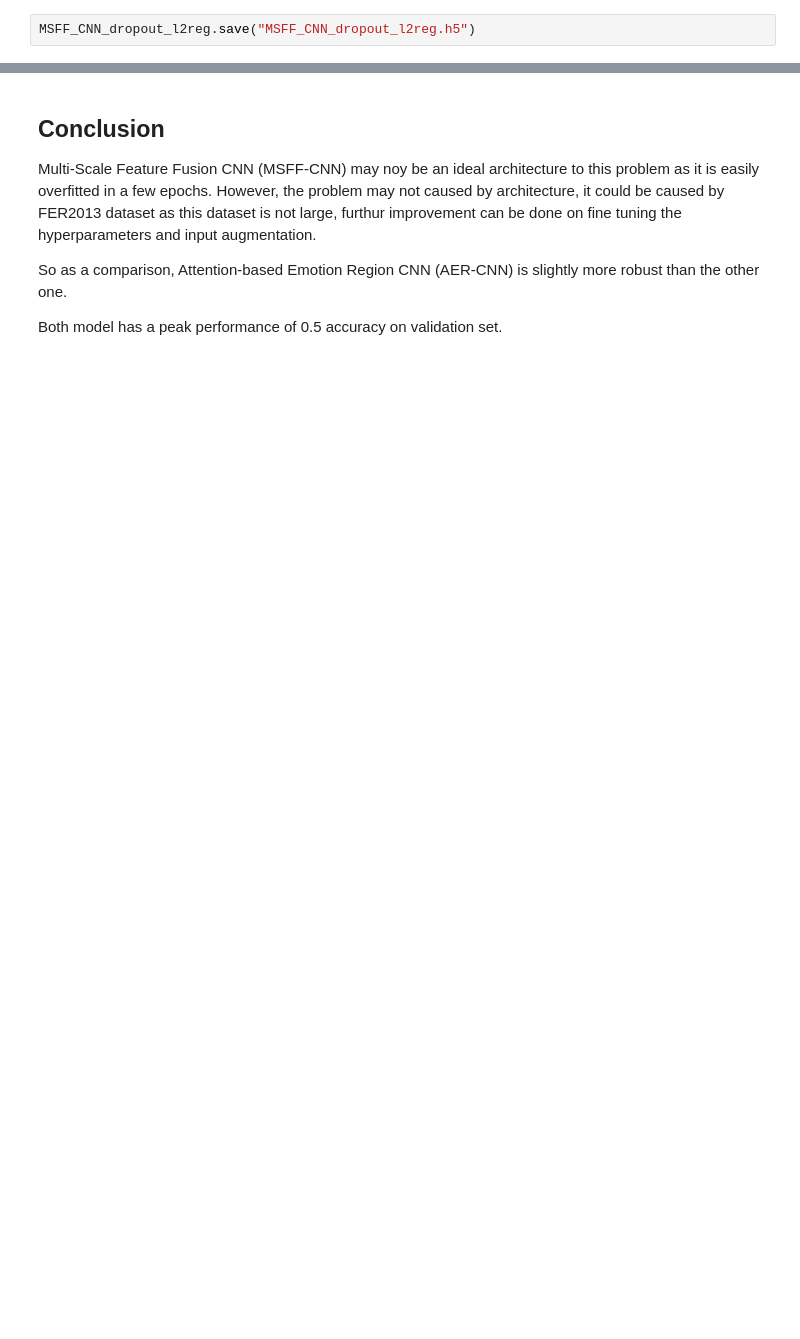
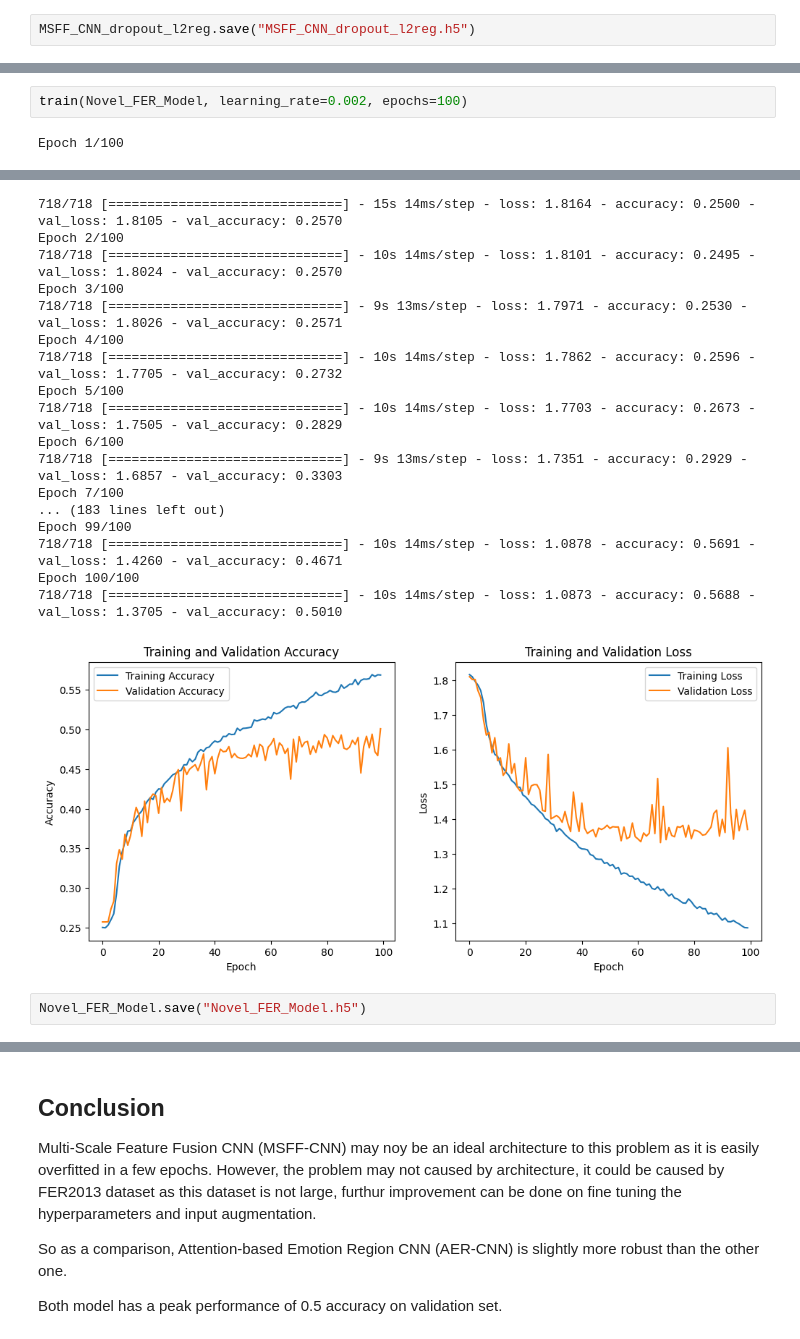
Before and after one commit to Mersen130/Facial-Expression-Recognition-CNN, a Jupyter notebook: train.ipynb, the cells around one changed output, grey strips where cells are left out. Drawn from its saved outputs; the diff is of its cells as text; blank space fills up the shorter version.

```diff
--- a/train.ipynb
+++ b/train.ipynb
@@ -543,0 +600,4 @@ MSFF_CNN_dropout_l2reg.save("MSFF_CNN_dropout_l2reg.h5")
+# %%
+train(Novel_FER_Model, learning_rate=0.002, epochs=100)
+# %% [output]
+Epoch 1/100
@@ -543,0 +606,20 @@ MSFF_CNN_dropout_l2reg.save("MSFF_CNN_dropout_l2reg.h5")
+718/718 [==============================] - 15s 14ms/step - loss: 1.8164 - accuracy: 0.2500 - val_loss: 1.8105 - val_accuracy: 0.2570
+Epoch 2/100
+718/718 [==============================] - 10s 14ms/step - loss: 1.8101 - accuracy: 0.2495 - val_loss: 1.8024 - val_accuracy: 0.2570
+Epoch 3/100
+718/718 [==============================] - 9s 13ms/step - loss: 1.7971 - accuracy: 0.2530 - val_loss: 1.8026 - val_accuracy: 0.2571
+Epoch 4/100
+718/718 [==============================] - 10s 14ms/step - loss: 1.7862 - accuracy: 0.2596 - val_loss: 1.7705 - val_accuracy: 0.2732
+Epoch 5/100
+718/718 [==============================] - 10s 14ms/step - loss: 1.7703 - accuracy: 0.2673 - val_loss: 1.7505 - val_accuracy: 0.2829
+Epoch 6/100
+718/718 [==============================] - 9s 13ms/step - loss: 1.7351 - accuracy: 0.2929 - val_loss: 1.6857 - val_accuracy: 0.3303
+Epoch 7/100
+... (183 lines left out)
+Epoch 99/100
+718/718 [==============================] - 10s 14ms/step - loss: 1.0878 - accuracy: 0.5691 - val_loss: 1.4260 - val_accuracy: 0.4671
+Epoch 100/100
+718/718 [==============================] - 10s 14ms/step - loss: 1.0873 - accuracy: 0.5688 - val_loss: 1.3705 - val_accuracy: 0.5010
+[figure, added]
+# %%
+Novel_FER_Model.save("Novel_FER_Model.h5")
```
Also changed, not shown: parts of 19 cells of this notebook.
